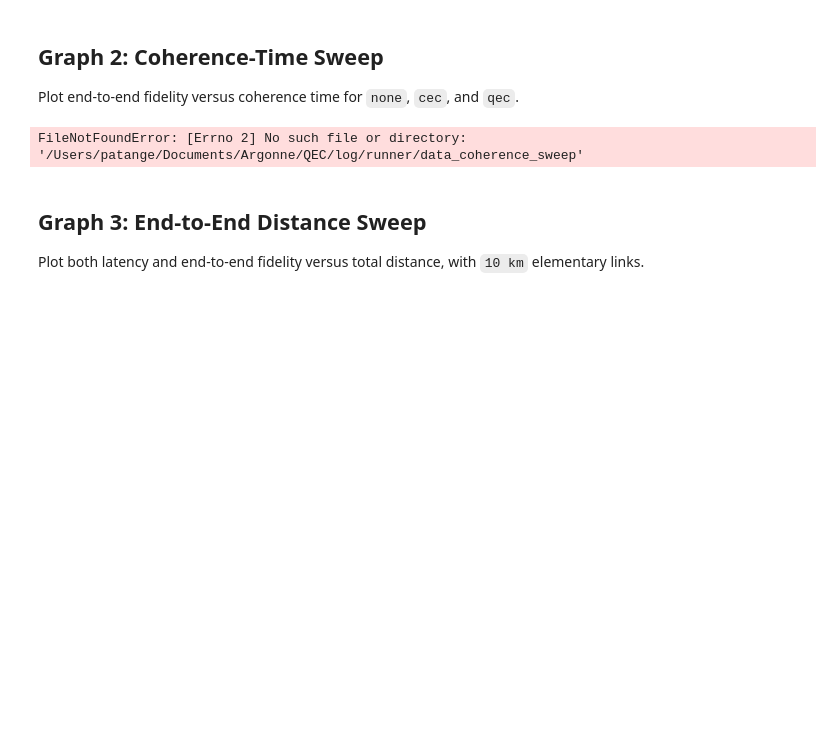
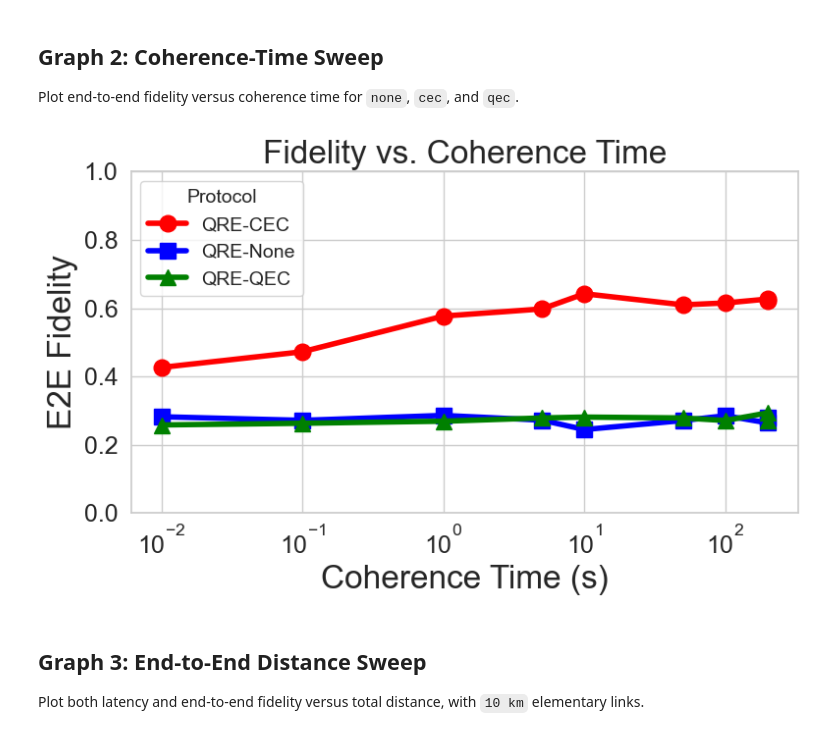
Before and after one commit to SagarPatange/QEC, a Jupyter notebook: plot.ipynb, the cells around one changed output. Saved outputs shown, nothing was run; the diff lists cells and outputs as text; code cells hidden in the pictures; blank space fills up the shorter version.

```diff
--- a/plot.ipynb
+++ b/plot.ipynb
@@ -189,30 +194,36 @@ else:
 
 Plot end-to-end fidelity versus coherence time for `none`, `cec`, and `qec`.
 # %%
-graph2_log_dir = Path("/Users/patange/Documents/Argonne/QEC/log/runner/data_coherence_sweep")
+graph2_log_dir = Path("/Users/patange/Documents/Argonne/QEC/log/runner/graph2_t2_sweep")
 graph2_df = load_runner_logs(graph2_log_dir)
-
-if run_after is not None and not graph2_df.empty:
-    graph2_df = graph2_df[graph2_df["log_mtime"] >= run_after.timestamp()]
 
 if graph2_df.empty:
     print("No Graph 2 data found.")
 else:
-    graph2_summary = graph2_df.groupby(["data_t2", "correction_mode"], as_index=False).agg(
-        mean_fidelity=("fidelity", "mean"),
-    ).sort_values(["data_t2", "correction_mode"]).reset_index(drop=True)
+    # Average all completed runs at each T2 value and protocol setting.
+    graph2_summary = graph2_df.groupby(["data_t2", "correction_mode"], as_index=False).agg(mean_fidelity=("fidelity", "mean")).sort_values(["data_t2", "correction_mode"]).reset_index(drop=True)
+    colors = {"cec": "red", "none": "blue", "qec": "green"}
+    names = {"cec": "QRE-CEC", "none": "QRE-None", "qec": "QRE-QEC"}
+    markers = {"cec": "o", "none": "s", "qec": "^"}
 
     plt.figure(figsize=(8, 5))
-    sns.lineplot(data=graph2_summary, x="data_t2", y="mean_fidelity", hue="correction_mode", marker="o")
-    plt.xscale("log")
-    plt.xlabel("Coherence time (s)")
-    plt.ylabel("End-to-end fidelity")
-    plt.title("Graph 2: Fidelity vs Coherence Time")
+    ax = plt.gca()
+    # Draw each protocol separately so the marker shapes stay fixed.
+    for protocol in ["cec", "none", "qec"]:
+        data = graph2_summary[graph2_summary["correction_mode"] == protocol]
+        ax.plot(data["data_t2"], data["mean_fidelity"], color=colors[protocol], marker=markers[protocol], linewidth=4, markersize=12, label=names[protocol])
+    ax.set_xscale("log")
+    ax.set_xlabel("Coherence Time (s)", fontsize=24)
+    ax.set_ylabel("E2E Fidelity", fontsize=24)
+    ax.set_title("Fidelity vs. Coherence Time", fontsize=24)
+    ax.set_ylim(0, 1)
+    ax.tick_params(axis="both", labelsize=18)
+    ax.legend(title="Protocol", title_fontsize=14, fontsize=14, loc="upper left")
     plt.tight_layout()
     plt.savefig(output_dir / "graph2.png", dpi=300, bbox_inches="tight")
     plt.show()
 # %% [output]
-FileNotFoundError: [Errno 2] No such file or directory: '/Users/patange/Documents/Argonne/QEC/log/runner/data_coherence_sweep'
+[figure, added]
 # %% [markdown]
 ## Graph 3: End-to-End Distance Sweep
 
```
Also changed, not shown: parts of 4 cells of this notebook.
